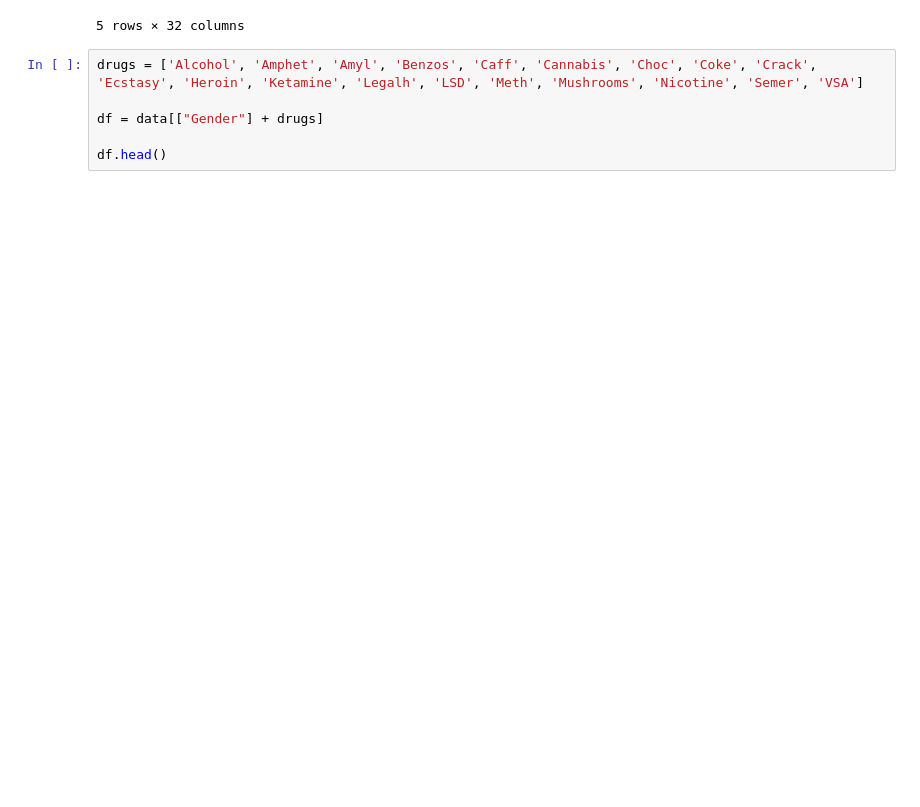
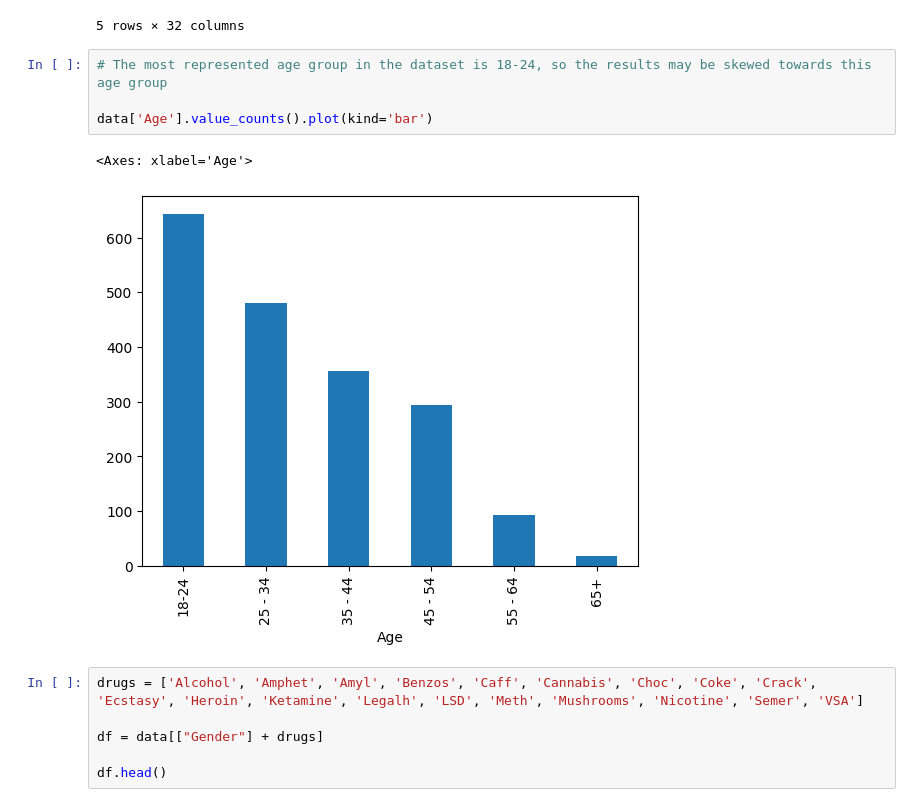
Before and after one commit to Rayanworkout/First-Steps-into-ML, a Jupyter notebook: training/drug_consumption_by_gender.ipynb, the cells around one changed output. Drawn from its saved outputs; the diff is of its cells as text; blank space fills up the shorter version.

```diff
--- a/drug_consumption_by_gender.ipynb
+++ b/training/drug_consumption_by_gender.ipynb
@@ -22,6 +22,13 @@ data.head()
 | 3 | 4 | 18-24 | Female | Masters Degree | UK | White | -0.14882 | -0.80615 | -0.01928 | 0.59042 | ... | ... |
 | 4 | 5 | 35 - 44 | Female | Doctorate Degree | UK | White | 0.73545 | -1.63340 | -0.45174 | -0.30172 | ... | ... |
 5 rows × 32 columns
+# %%
+# The most represented age group in the dataset is 18-24, so the results may be skewed towards this age group
+
+data['Age'].value_counts().plot(kind='bar')
+# %% [output]
+<Axes: xlabel='Age'>
+[figure, added]
 # %%
 drugs = ['Alcohol', 'Amphet', 'Amyl', 'Benzos', 'Caff', 'Cannabis', 'Choc', 'Coke', 'Crack', 'Ecstasy', 'Heroin', 'Ketamine', 'Legalh', 'LSD', 'Meth', 'Mushrooms', 'Nicotine', 'Semer', 'VSA']
 
```
Also changed, not shown: parts of 1 cell of this notebook, 4 other files.
